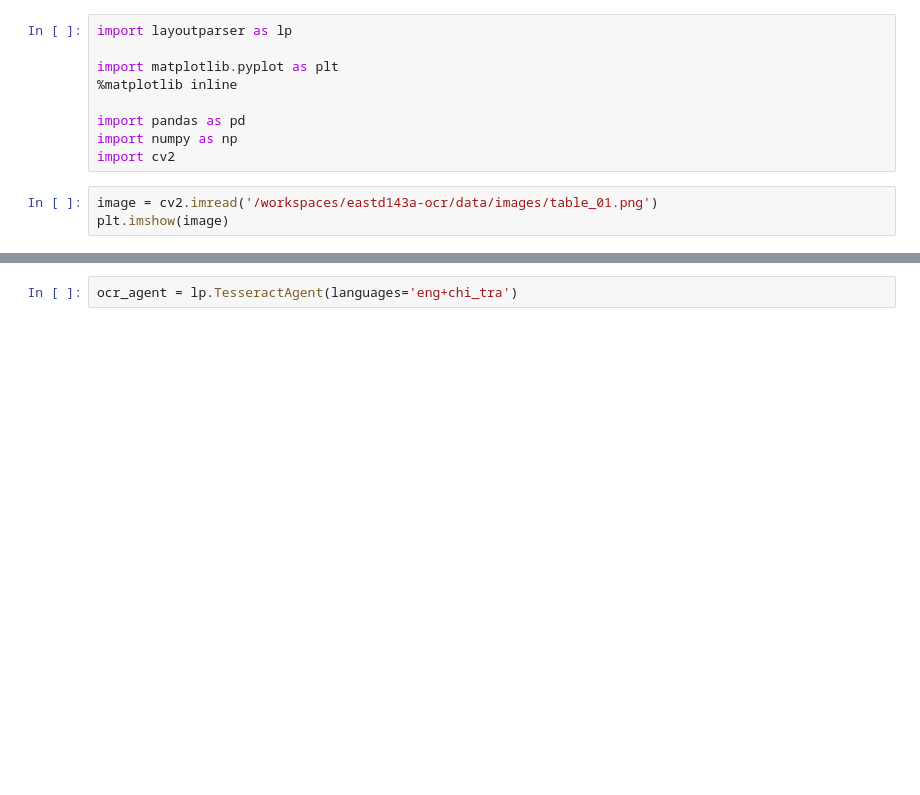
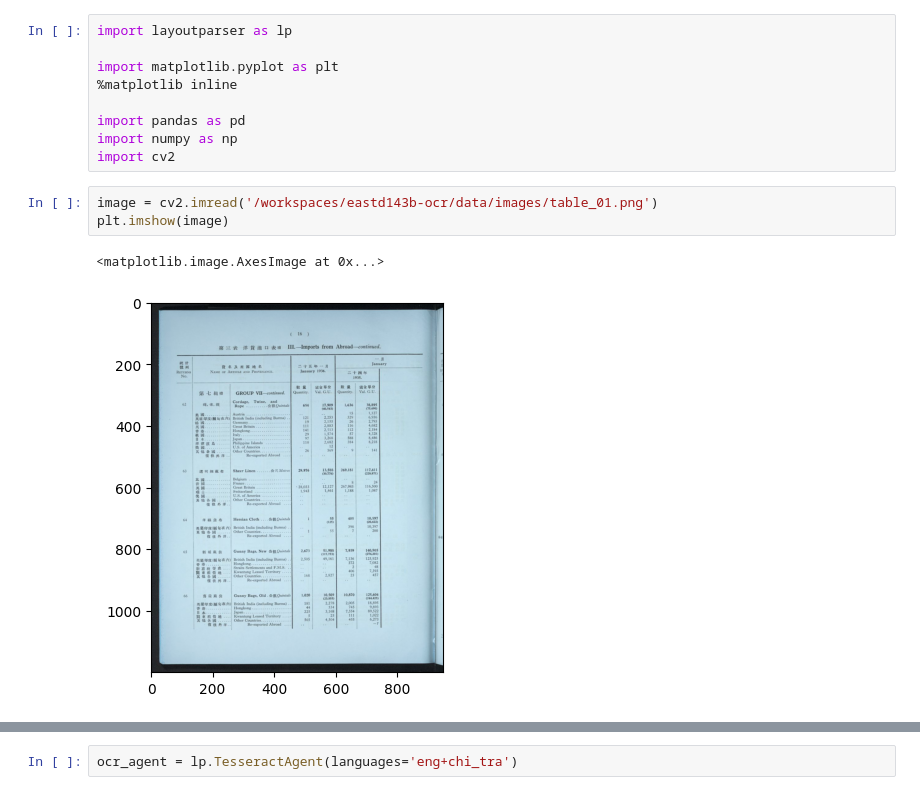
Before and after one commit to RikuKohatsu/eastd143b-ocr, a Jupyter notebook: notebooks/layout_parser.ipynb, the cells around one changed output, grey strips where cells are left out. Saved outputs shown, nothing was run; the diff lists cells and outputs as text; blank space fills up the shorter version.

```diff
--- a/notebooks/layout_parser.ipynb
+++ b/notebooks/layout_parser.ipynb
@@ -28,7 +28,10 @@ import pandas as pd
 import numpy as np
 import cv2
 # %%
-image = cv2.imread('/workspaces/eastd143a-ocr/data/images/table_01.png')
+image = cv2.imread('/workspaces/eastd143b-ocr/data/images/table_01.png')
 plt.imshow(image)
+# %% [output]
+<matplotlib.image.AxesImage at 0x...>
+[figure, added]
 # %%
 model = lp.Detectron2LayoutModel('lp://TableBank/faster_rcnn_R_50_FPN_3x/config', label_map = {0: 'Table', 1: 'Figure'})
```
Also changed, not shown: parts of 4 cells of this notebook.
